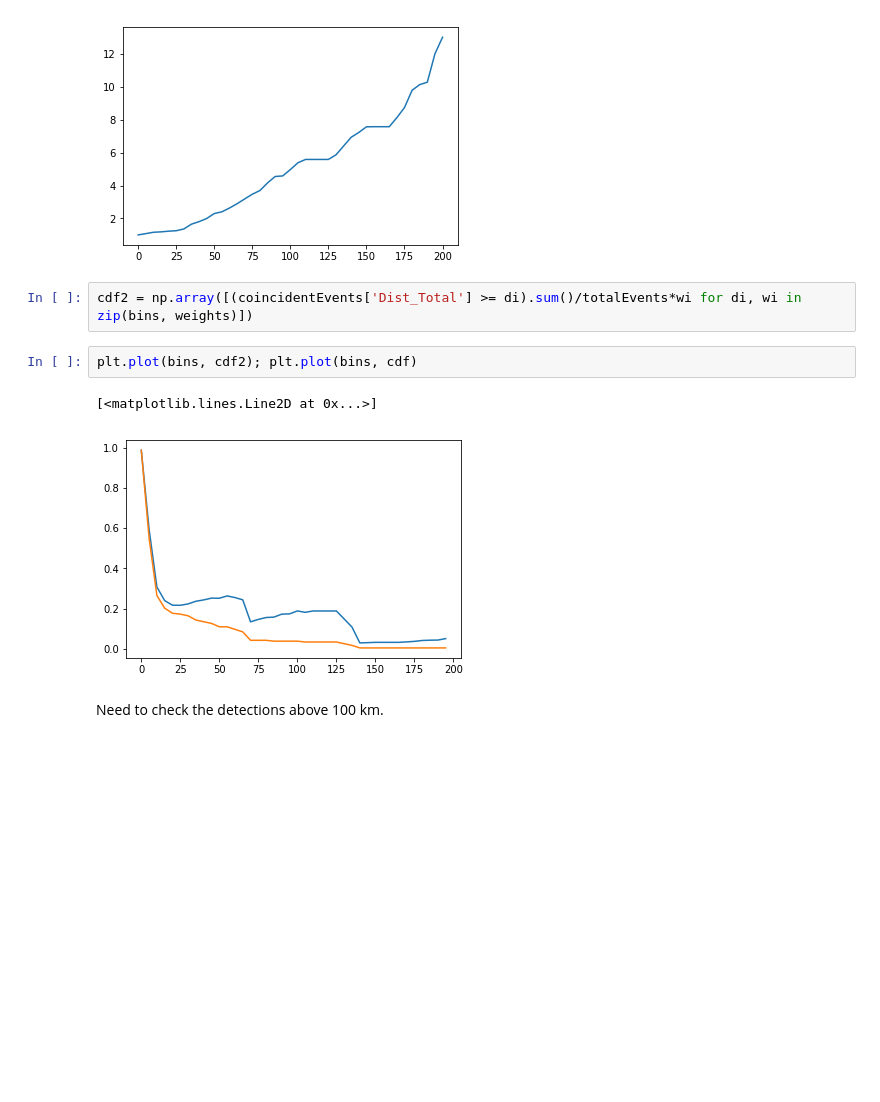
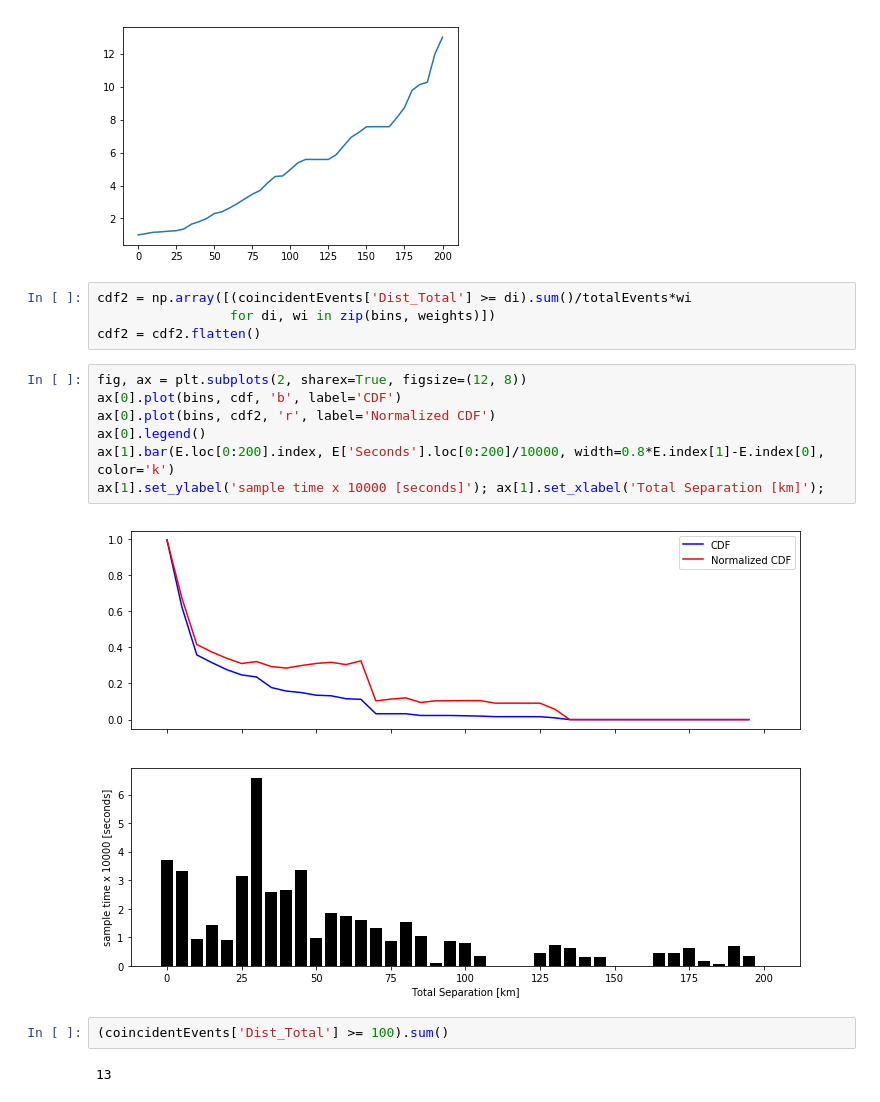
Before and after one commit to mshumko/ac6_microburst_scale_sizes, a Jupyter notebook: stats/microburst_CDF.ipynb, the cells around one changed output. Drawn from its saved outputs; the diff is of its cells as text; blank space fills up the shorter version.

```diff
--- a/stats/microburst_CDF.ipynb
+++ b/stats/microburst_CDF.ipynb
@@ -175,11 +175,19 @@ plt.plot(E.loc[0:200].index, weights);
 # %% [output]
 [figure]
 # %%
-cdf2 = np.array([(coincidentEvents['Dist_Total'] >= di).sum()/totalEvents*wi for di, wi in zip(bins, weights)])
+cdf2 = np.array([(coincidentEvents['Dist_Total'] >= di).sum()/totalEvents*wi
+                 for di, wi in zip(bins, weights)])
+cdf2 = cdf2.flatten()
-# %%
-plt.plot(bins, cdf2); plt.plot(bins, cdf)
-# %% [output]
-[<matplotlib.lines.Line2D at 0x...>]
-[figure, removed]
-# %% [markdown]
-Need to check the detections above 100 km.
+# %%
+fig, ax = plt.subplots(2, sharex=True, figsize=(12, 8))
+ax[0].plot(bins, cdf, 'b', label='CDF')
+ax[0].plot(bins, cdf2, 'r', label='Normalized CDF')
+ax[0].legend()
+ax[1].bar(E.loc[0:200].index, E['Seconds'].loc[0:200]/10000, width=0.8*E.index[1]-E.index[0], color='k')
+ax[1].set_ylabel('sample time x 10000 [seconds]'); ax[1].set_xlabel('Total Separation [km]');
+# %% [output]
+[figure, added]
+# %%
+(coincidentEvents['Dist_Total'] >= 100).sum()
+# %% [output]
+13
```
Also changed, not shown: parts of 11 cells of this notebook.
